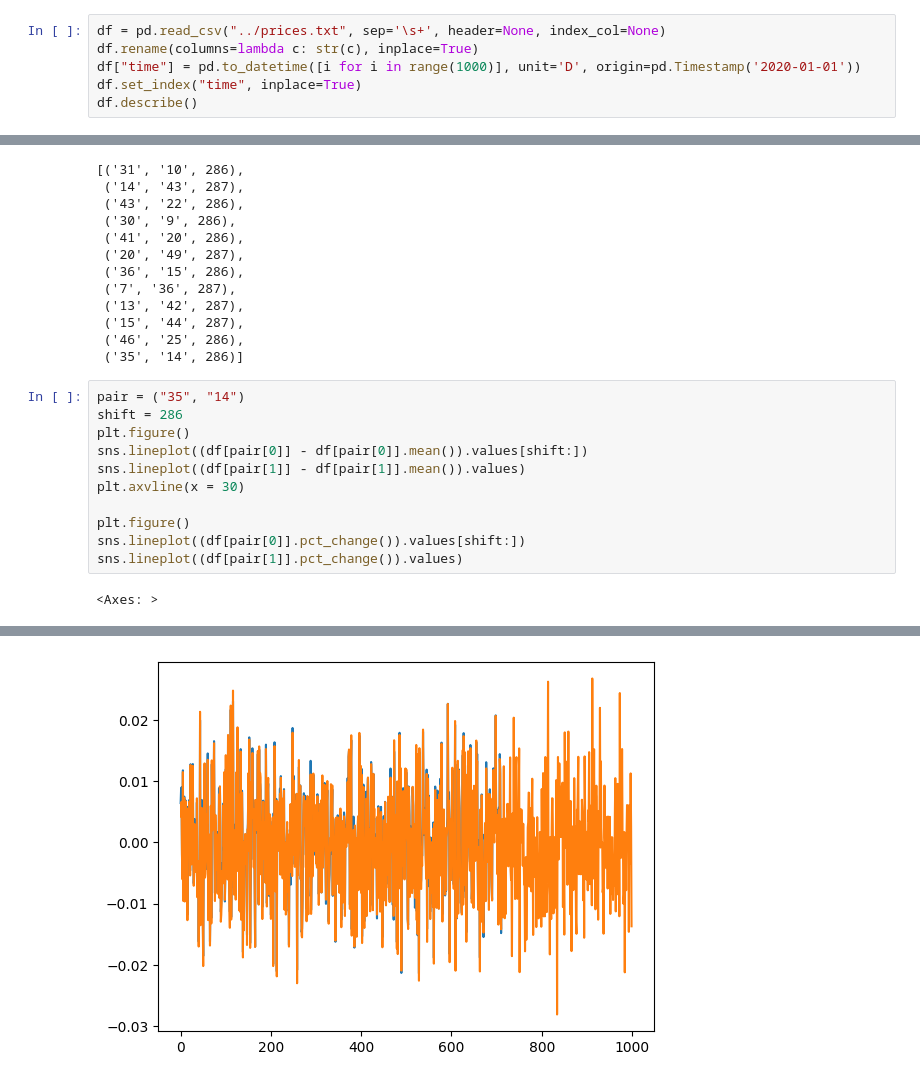
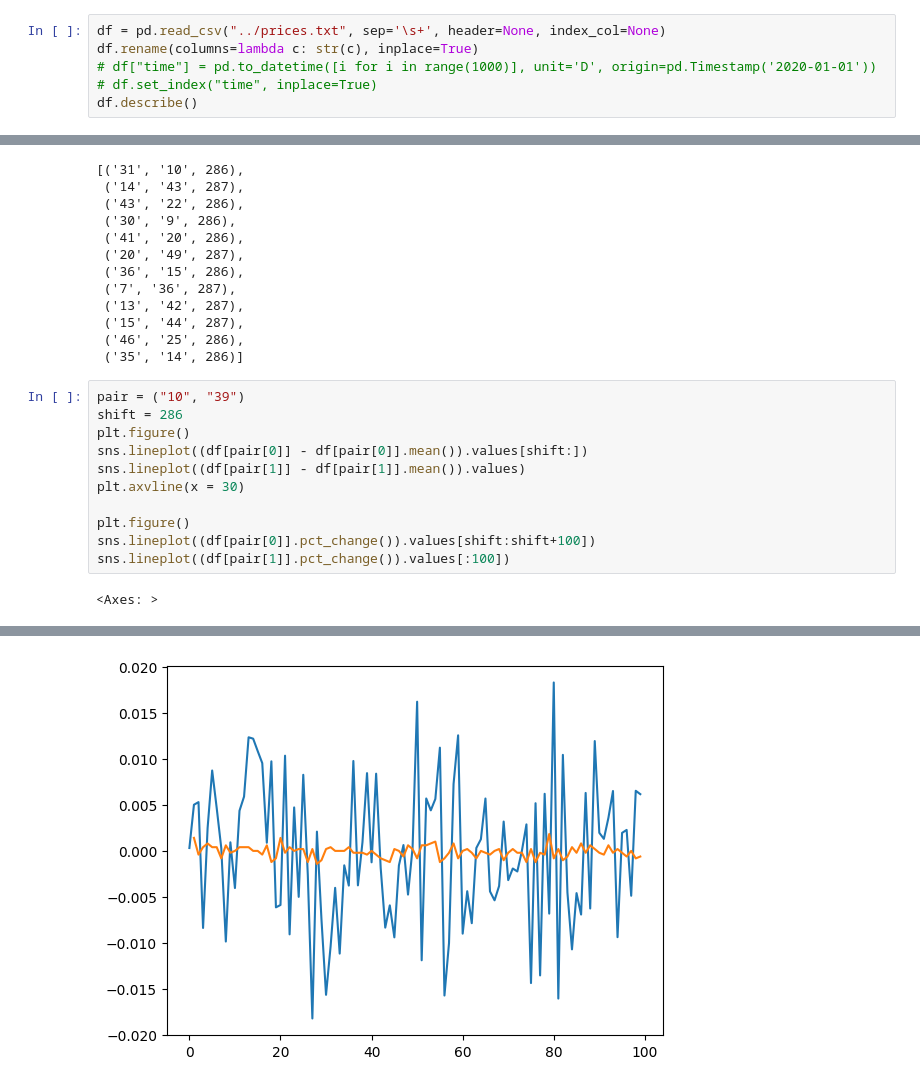
Before and after one commit to Troppydash/algothon, a Jupyter notebook: da/khang_leadlag.ipynb, the cells around one changed output, grey strips where cells are left out. Cells and saved outputs as stored; diff of their text form.

```diff
--- a/da/khang_leadlag.ipynb
+++ b/da/khang_leadlag.ipynb
@@ -13,8 +13,8 @@ import lead_lag as ll
 # %%
 df = pd.read_csv("../prices.txt", sep='\s+', header=None, index_col=None)
 df.rename(columns=lambda c: str(c), inplace=True)
-df["time"] = pd.to_datetime([i for i in range(1000)], unit='D', origin=pd.Timestamp('2020-01-01'))
-df.set_index("time", inplace=True)
+# df["time"] = pd.to_datetime([i for i in range(1000)], unit='D', origin=pd.Timestamp('2020-01-01'))
+# df.set_index("time", inplace=True)
 df.describe()
 # %% [output]
 |  | 0 | 1 | 2 | 3 | 4 | 5 | 6 | 7 | 8 | 9 | ... | ... |
@@ -611,7 +576,7 @@ safePairs
  ('46', '25', 286),
  ('35', '14', 286)]
 # %%
-pair = ("35", "14")
+pair = ("10", "39")
 shift = 286
 plt.figure()
 sns.lineplot((df[pair[0]] - df[pair[0]].mean()).values[shift:])
@@ -619,7 +584,7 @@ sns.lineplot((df[pair[1]] - df[pair[1]].mean()).values)
 plt.axvline(x = 30)
 
 plt.figure()
-sns.lineplot((df[pair[0]].pct_change()).values[shift:])
-sns.lineplot((df[pair[1]].pct_change()).values)
+sns.lineplot((df[pair[0]].pct_change()).values[shift:shift+100])
+sns.lineplot((df[pair[1]].pct_change()).values[:100])
 # %% [output]
 <Axes: >
@@ -627 +592 @@ sns.lineplot((df[pair[1]].pct_change()).values)
-[figure, old version]
+[figure, new version]
```
Also changed, not shown: parts of 12 cells of this notebook, 3 other files.
